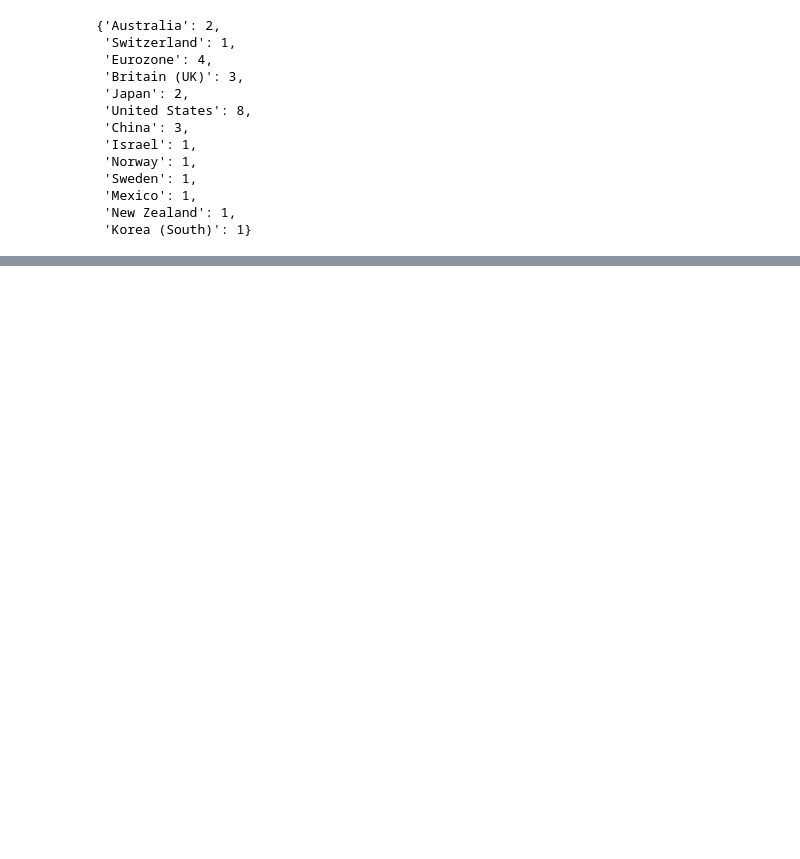
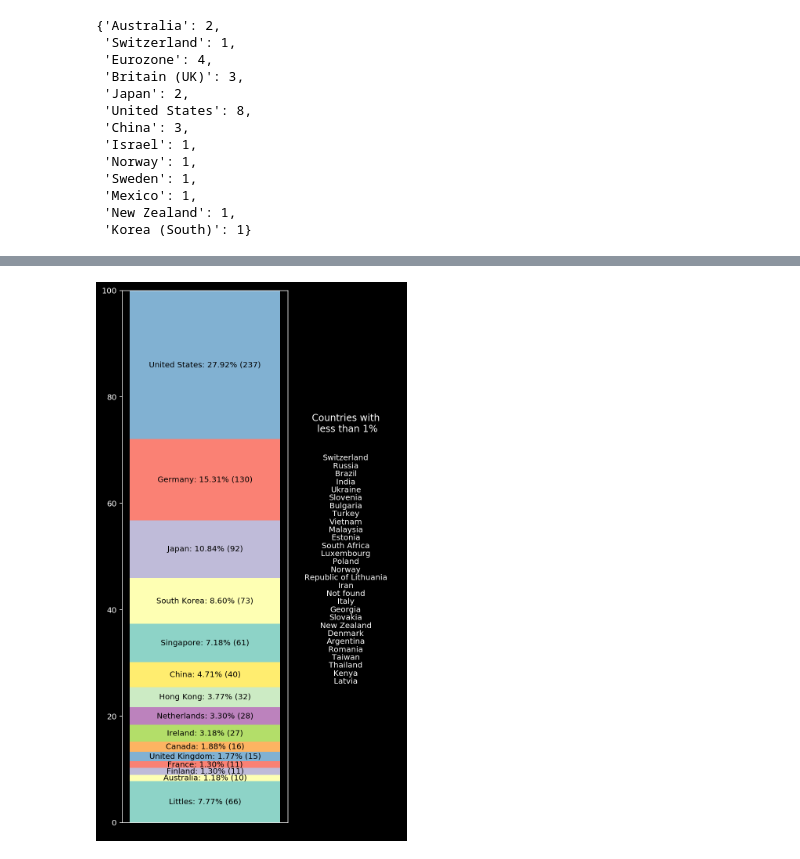
Before and after one commit to dedis/student_19_ripple-locality, a Jupyter notebook: ripple_analysis/ripple_analysis.ipynb, the cells around one changed output, grey strips where cells are left out. Saved outputs shown, nothing was run; the diff lists cells and outputs as text; code cells hidden in the pictures; blank space fills up the shorter version.

Commit message:
Added Geographical position of nodes

```diff
--- a/ripple_analysis/ripple_analysis.ipynb
+++ b/ripple_analysis/ripple_analysis.ipynb
@@ -932,0 +937,14 @@ country_to_nb_gateways
+# %%
+nodes = api.get_topology()['nodes']
+# %%
+def get_country_code(ip):
+    with urllib.request.urlopen("https://geoip-db.com/jsonp/"+ip) as url:
+        answer = url.read().decode()[9:-1] #remove first 9 char and the last of answer to be read to convert to dict
+        answer = json.loads(answer)
+        return answer['country_name']
+# %%
+count = {}
+for node in tqdm(nodes):
+    if 'ip' in node.keys():
+        country = get_country_code(node['ip'])
+        count[country] = count.get(country,0) + 1
@@ -932,0 +955,48 @@ country_to_nb_gateways
+# %%
+count = collections.OrderedDict(sorted(count.items(),key=operator.itemgetter(1),reverse = False))
+# %%
+fig, axs = plt.subplots(1,2,figsize = (6.25,12.5),gridspec_kw={'width_ratios': [2, 1]})
+
+total = sum(list(count.values()))
+bars_previous=0
+littles = 0
+littles_names = []
+ploted_littles = False
+
+for k,v in tqdm(count.items()):
+    bars = v/total*100
+
+    if(bars < 1):
+        littles+= bars
+        littles_names.append(k)
+
+    else:
+        if(not ploted_littles):
+            ploted_littles = True
+            axs[0].bar(0,littles)
+            axs[0].text(0,0.5*littles,'Littles: %1.2f' %littles+'% '+'(%1.0f' %(littles/100*total)+')',horizontalalignment='center',verticalalignment='center',color='black')
+        axs[0].bar(0,bars,bottom = bars_previous)
+        axs[0].text(0,bars_previous+0.5*bars,k+": %1.2f"% bars+'% '+'('+str(v)+')',horizontalalignment='center',verticalalignment='center',color='black')
+
+    bars_previous+= bars
+
+axs[0].set_ylim(0, 100)
+axs[0].tick_params(
+    axis='x',          # changes apply to the x-axis
+    which='both',      # both major and minor ticks are affected
+    bottom=False,      # ticks along the bottom edge are off
+    top=False,         # ticks along the top edge are off
+    labelbottom=False) # labels along the bottom edge are off
+
+axs[1].axis('off')
+axs[1].text(0.4,0.75, 'Countries with\n less than 1%', horizontalalignment='center',verticalalignment='center',fontsize='large')
+i=0
+for country in littles_names:
+    i+=0.015
+    littles_names
+    axs[1].text(0.4,0.25+i, country, horizontalalignment='center',verticalalignment='center')
+
+plt.style.use('dark_background')
+plt.savefig('Repartiton of nodes.png')
+plt.show()
+# %% [output]
@@ -932,0 +1004 @@ country_to_nb_gateways
+[figure, added]
```
Also changed, not shown: parts of 17 cells of this notebook.
